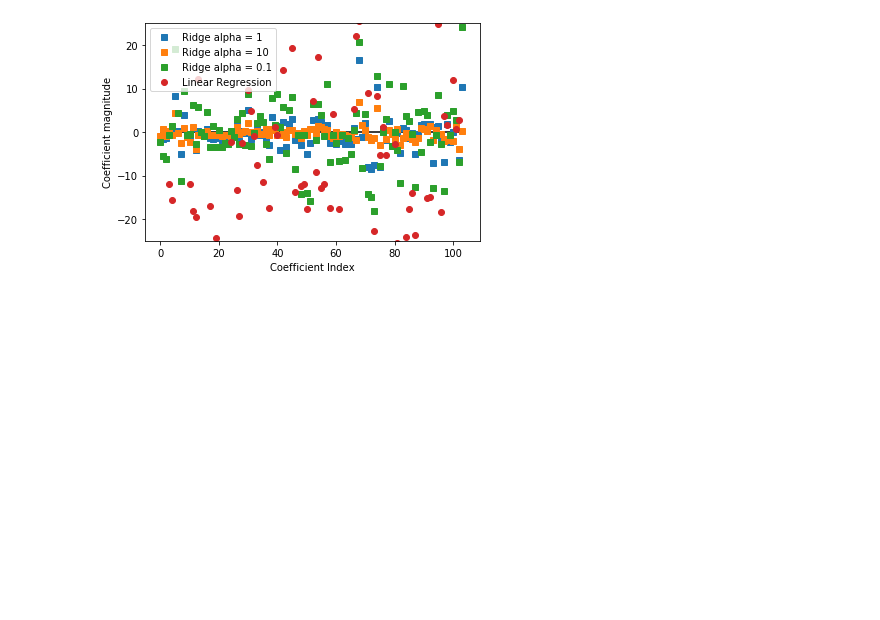
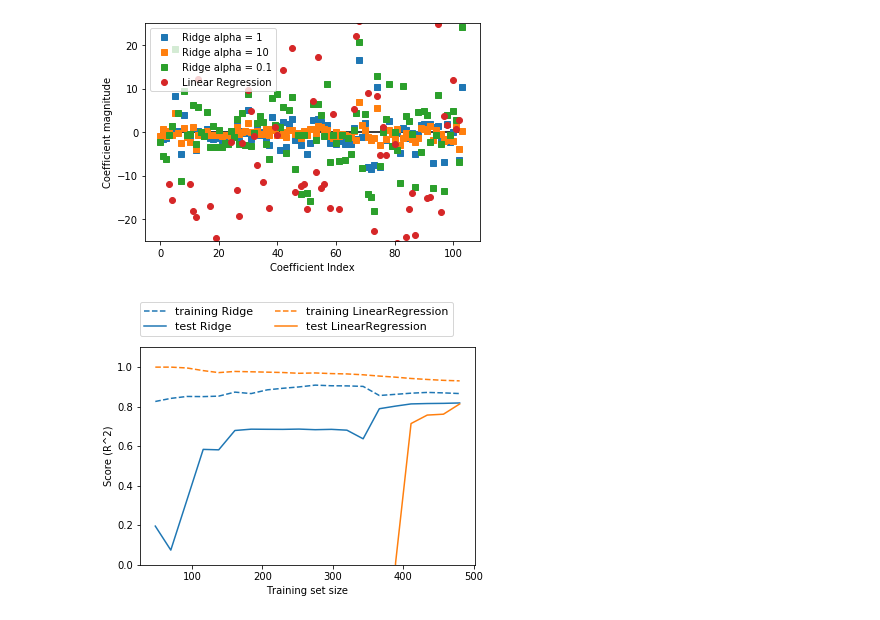
Before and after one commit to aryamanak10/Introduction-to-Machine-Learning-Book-Codes, a Jupyter notebook: Chapter 2.ipynb, the cells around one changed output. Saved outputs shown, nothing was run; the diff lists cells and outputs as text; code cells hidden in the pictures; blank space fills up the shorter version.

Commit message:
Graph of R^2

```diff
--- a/Chapter 2.ipynb
+++ b/Chapter 2.ipynb
@@ -268,3 +268,7 @@ plt.legend()
 # %% [output]
 <matplotlib.legend.Legend at 0x...>
 [figure]
+# %%
+mglearn.plots.plot_ridge_n_samples()
+# %% [output]
+[figure, added]
```
